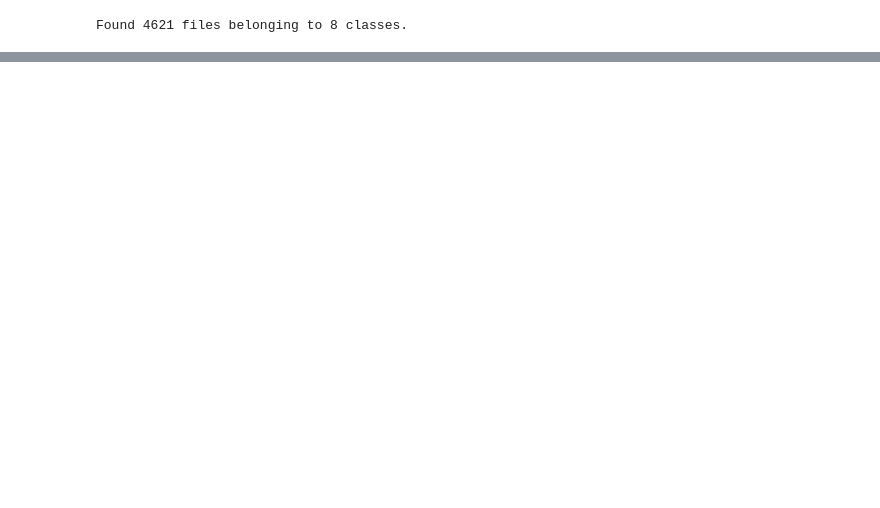
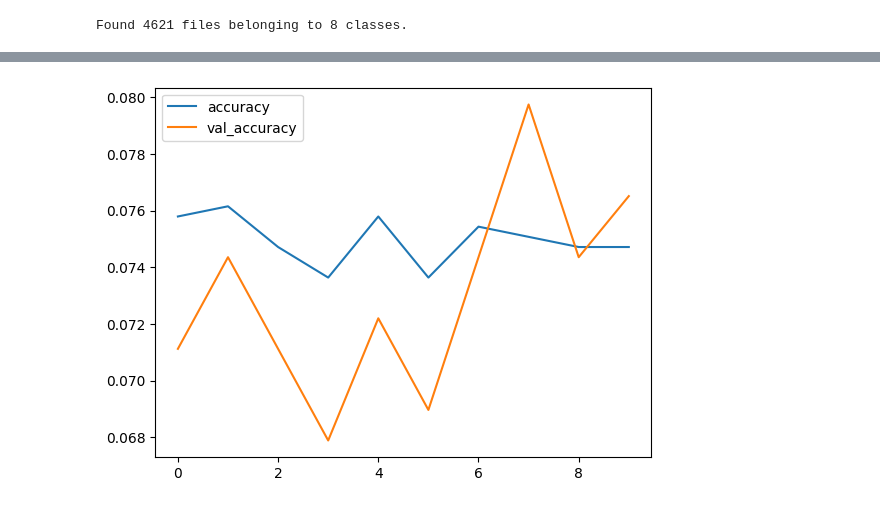
Before and after one commit to namtoptall/hoalacanhTest, a Jupyter notebook: hoalacanh.ipynb, the cells around one changed output, grey strips where cells are left out. Saved outputs shown, nothing was run; the diff lists cells and outputs as text; code cells hidden in the pictures; blank space fills up the shorter version.

```diff
--- a/hoalacanh.ipynb
+++ b/hoalacanh.ipynb
@@ -62,13 +146,12 @@ array([245., 250., 253., ..., 221., 234., 240.], dtype=float32)
 # %%
 #split into train and validation , test set
-train_size = int(0.6 * len(dtset))
-val_size = int(0.2 * len(dtset))
-test_size = int(0.2 * len(dtset))
-print(train_size, val_size, test_size)
+train_size = int (0.6 * len(dtset))
+val_size = int (0.2 * len(dtset))
+test_size = int (0.2 * len(dtset))
 
 train = dtset.take(train_size)
-test = dtset.skip(train_size)
-val = test.skip(val_size)
+val = dtset.skip(train_size).take(val_size)
+test = dtset.skip(train_size + val_size).take(test_size)
 print(len(train), len(test), len(val))
 # %% [output]
 87 29 29
@@ -76,16 +192,14 @@ print(len(train), len(test), len(val))
 # %%
-#build model with
 model = Sequential()
-model.add(Conv2D(32, (3, 3), input_shape=(256, 256, 3), activation='relu'))
+model.add(Conv2D(128, (3, 3), 1, input_shape=(256, 256, 3), activation='relu'))
 model.add(MaxPooling2D(pool_size=(2, 2)))
-model.add(Conv2D(32, (3, 3),  activation='relu'))
+model.add(Conv2D(64, (3, 3), 2, activation='relu'))
 model.add(MaxPooling2D(pool_size=(2, 2)))
-model.add(Conv2D(32, (3, 3),  activation='relu'))
+model.add(Conv2D(32, (3, 3), 3,  activation='relu'))
 model.add(MaxPooling2D(pool_size=(2, 2)))
 model.add(Flatten())
-model.add(Dense(128, activation='relu')) #128 neurons
+model.add(Dense(256, activation='relu')) #128 neurons
 model.add(Dense(1, activation='sigmoid')) #1 neuron
 model.compile(loss='binary_crossentropy', optimizer='adam', metrics=['accuracy'])
 model.summary()
-# ? 3trieu param ???
 # %% [output]
@@ -107,2 +221,6 @@ Trainable params: 3,706,049
 Non-trainable params: 0
 _________________________________________________________________
+# %%
+tf.optimizers.Adam(learning_rate=0.001)
+model.compile(loss='categorical_crossentropy', optimizer='adam', metrics=['accuracy'])
+model.summary()
@@ -108,0 +245,6 @@ _________________________________________________________________
+# %%
+import datetime
+log_dir = "logs/fit/" + datetime.datetime.now().strftime("%Y%m%d-%H%M%S")
+tensorboard_callback = tf.keras.callbacks.TensorBoard(log_dir, histogram_freq=1)
+
+history = model.fit(train, epochs=10, validation_data=val, callbacks=[tensorboard_callback])
@@ -108,0 +272,9 @@ _________________________________________________________________
+# %%
+#accuracy between val and train
+plt.plot(history.history['accuracy'], label='accuracy')
+plt.plot(history.history['val_accuracy'], label='val_accuracy')
+fig.suptitle('Accuracy')
+plt.legend()
+plt.show()
+# %% [output]
+[figure, added]
```
Also changed, not shown: parts of 22 cells of this notebook.
